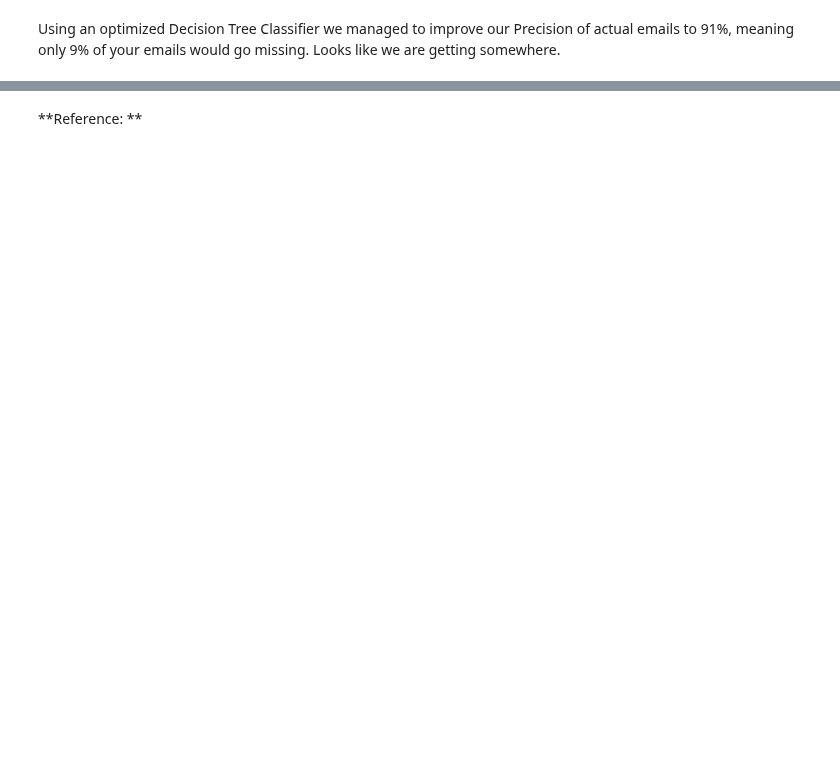
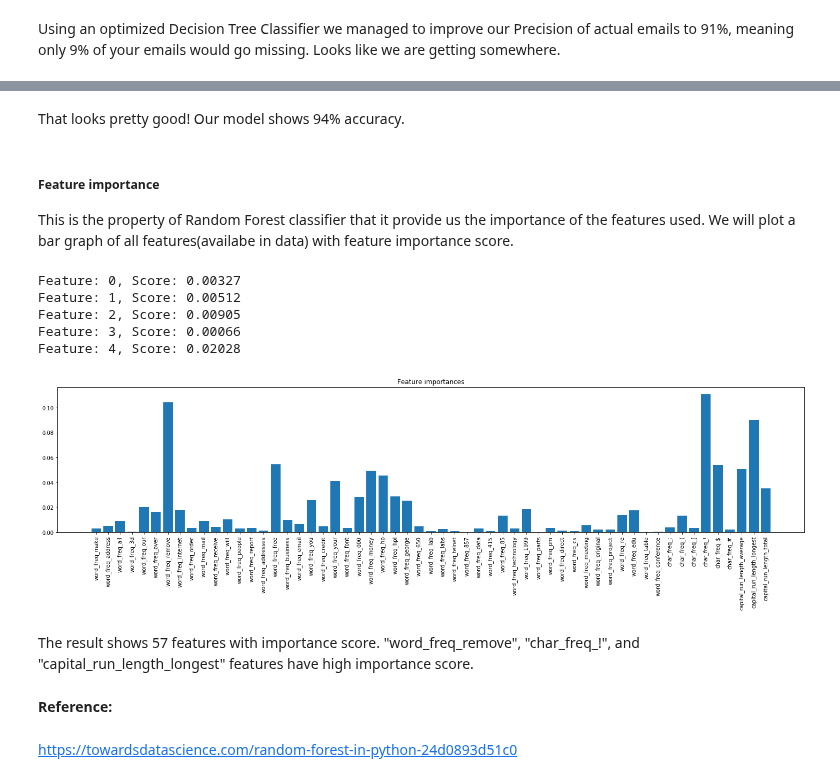
Before and after one commit to amberferger/DATA620_Group_Assignments, a Jupyter notebook: HW6/DATA620_HW6.ipynb, the cells around one changed output, grey strips where cells are left out. Cells and saved outputs as stored; diff of their text form; code cells hidden in the pictures; blank space fills up the shorter version.

```diff
--- a/HW6/DATA620_HW6.ipynb
+++ b/HW6/DATA620_HW6.ipynb
@@ -234,0 +252,8 @@ Using an optimized Decision Tree Classifier we managed to improve our Precision
+# %%
+# Random forest - train
+
+rf = ensemble.RandomForestClassifier(criterion="entropy", random_state=42)
+rf_fit = rf.fit(X_train, Y_train)
+
+rf_train = rf_fit.predict(X_train)
+perf_metrics(Y_train, rf_train)
@@ -235,2 +289,35 @@ Using an optimized Decision Tree Classifier we managed to improve our Precision
+# %% [markdown]
+That looks pretty good! Our model shows 94% accuracy.
+# %% [markdown]
+##### Feature importance
+
+This is the property of Random Forest classifier that it provide us the importance of the features used. We will plot a bar graph of all features(availabe in data) with feature importance score.
+# %%
+# Random forest feature importance
+
+# get importance
+importance = list(rf.feature_importances_)
+
+# summarize feature importance
+for i,j in enumerate(importance[:5]):
+    print('Feature: %0d, Score: %.5f' % (i,j))
+
+# plot feature importance
+plt.figure(figsize=(25, 5))
+plt.bar(list(range(len(importance))), importance, orientation = 'vertical')
+plt.xticks(range(len(importance)), data.columns, rotation='vertical')
+plt.title("Feature importances")
+plt.show()
+# %% [output]
+Feature: 0, Score: 0.00327
+Feature: 1, Score: 0.00512
+Feature: 2, Score: 0.00905
+Feature: 3, Score: 0.00066
+Feature: 4, Score: 0.02028
+[figure, added]
+# %% [markdown]
+The result shows 57 features with importance score. "word_freq_remove", "char_freq_!", and "capital_run_length_longest" features have high importance score.
 # %% [markdown]
-**Reference: **
+**Reference:**
+# %% [markdown]
+https://towardsdatascience.com/random-forest-in-python-24d0893d51c0
```
Also changed, not shown: parts of 13 cells of this notebook.
